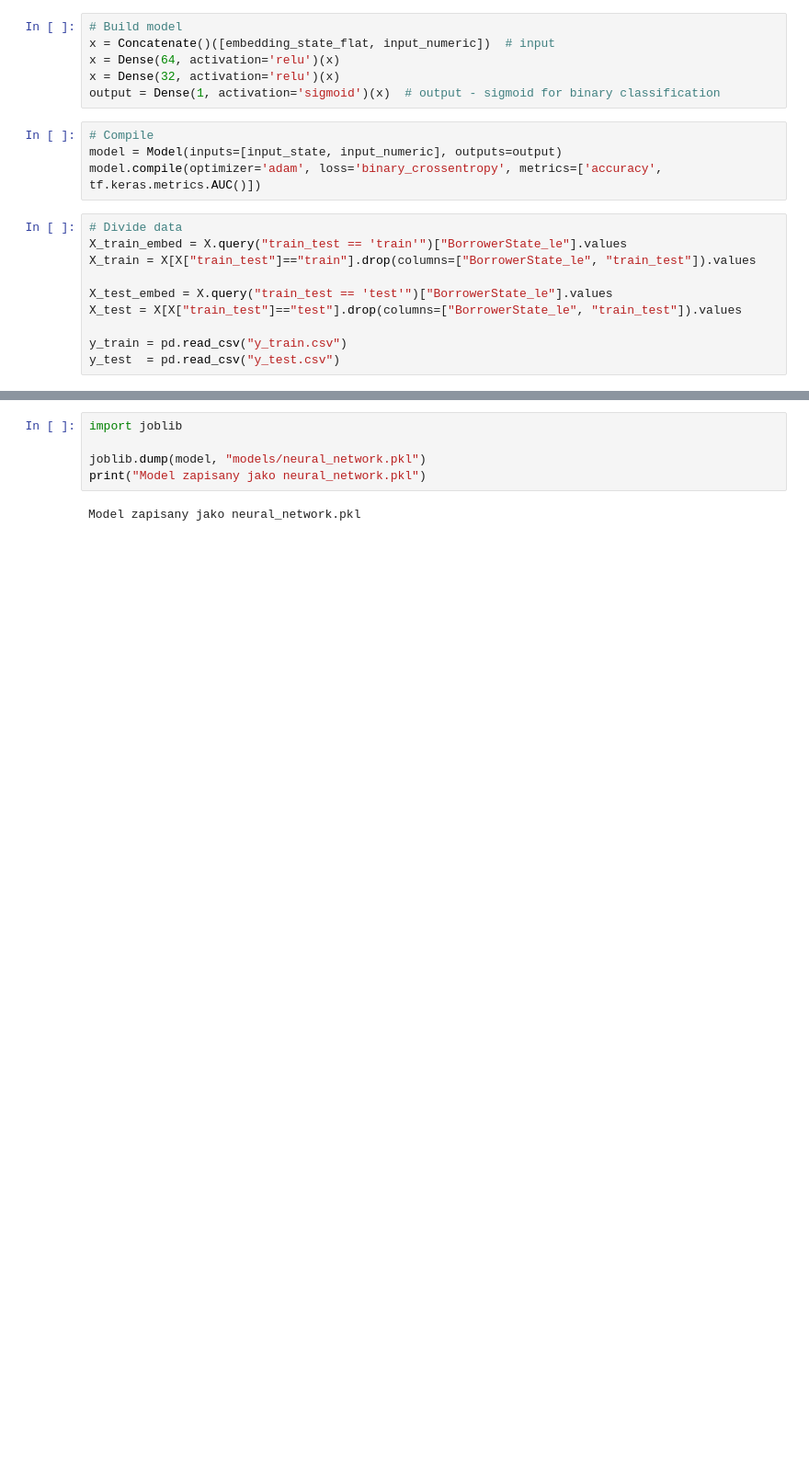
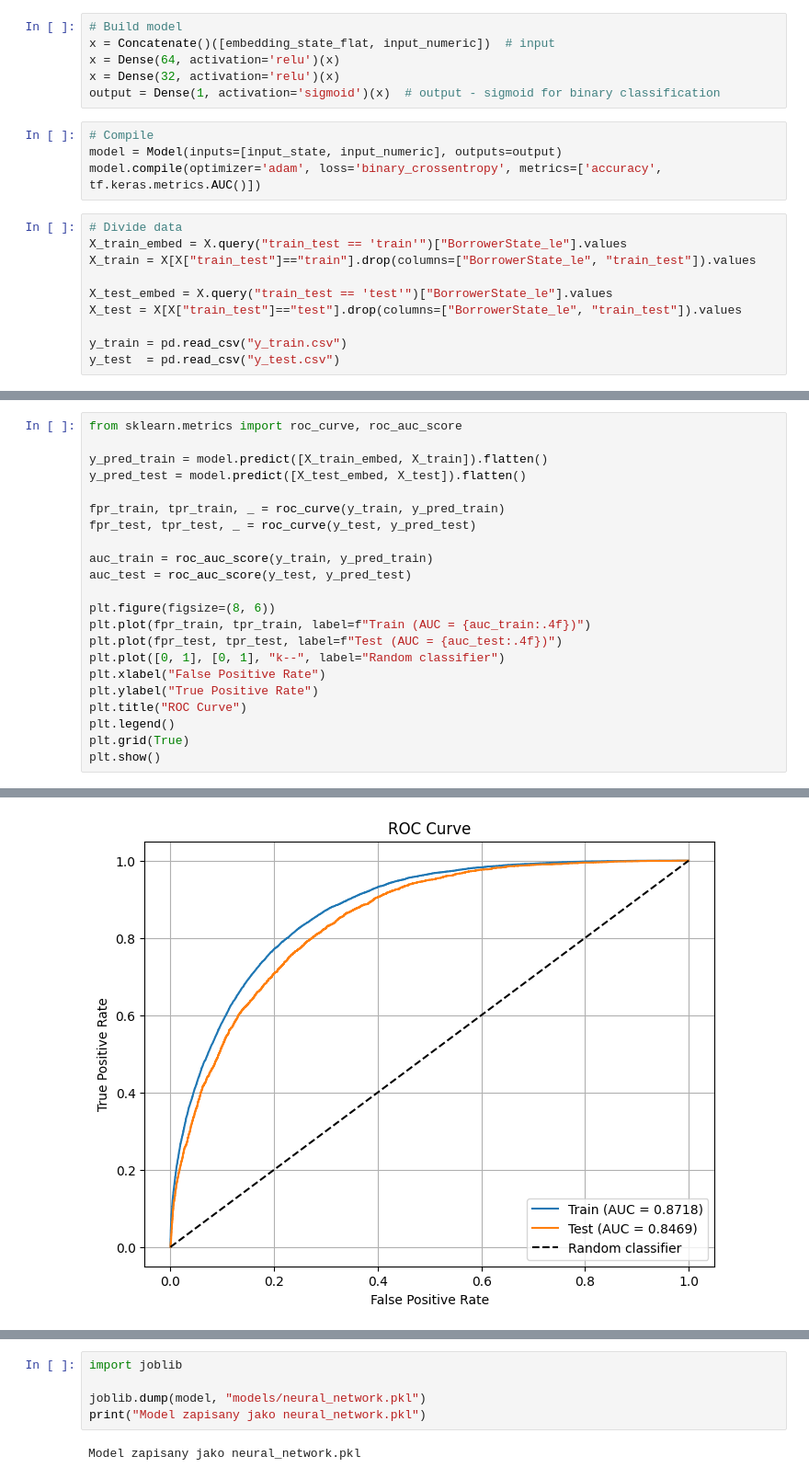
Before and after one commit to hoanganhlinh/MRK-projekt, a Jupyter notebook: 04_neural_network.ipynb, the cells around one changed output, grey strips where cells are left out. Shown: that part at 92% size. Drawn from its saved outputs; the diff is of its cells as text; blank space fills up the shorter version.

```diff
--- a/04_neural_network.ipynb
+++ b/04_neural_network.ipynb
@@ -270,0 +271,23 @@ Accuracy: 0.8621, AUC: 0.8445
+# %%
+from sklearn.metrics import roc_curve, roc_auc_score
+
+y_pred_train = model.predict([X_train_embed, X_train]).flatten()
+y_pred_test = model.predict([X_test_embed, X_test]).flatten()
+
+fpr_train, tpr_train, _ = roc_curve(y_train, y_pred_train)
+fpr_test, tpr_test, _ = roc_curve(y_test, y_pred_test)
+
+auc_train = roc_auc_score(y_train, y_pred_train)
+auc_test = roc_auc_score(y_test, y_pred_test)
+
+plt.figure(figsize=(8, 6))
+plt.plot(fpr_train, tpr_train, label=f"Train (AUC = {auc_train:.4f})")
+plt.plot(fpr_test, tpr_test, label=f"Test (AUC = {auc_test:.4f})")
+plt.plot([0, 1], [0, 1], "k--", label="Random classifier")
+plt.xlabel("False Positive Rate")
+plt.ylabel("True Positive Rate")
+plt.title("ROC Curve")
+plt.legend()
+plt.grid(True)
+plt.show()
+# %% [output]
@@ -270,0 +296 @@ Accuracy: 0.8621, AUC: 0.8445
+[figure, added]
```
Also changed, not shown: parts of 10 cells of this notebook, 1 other file.
